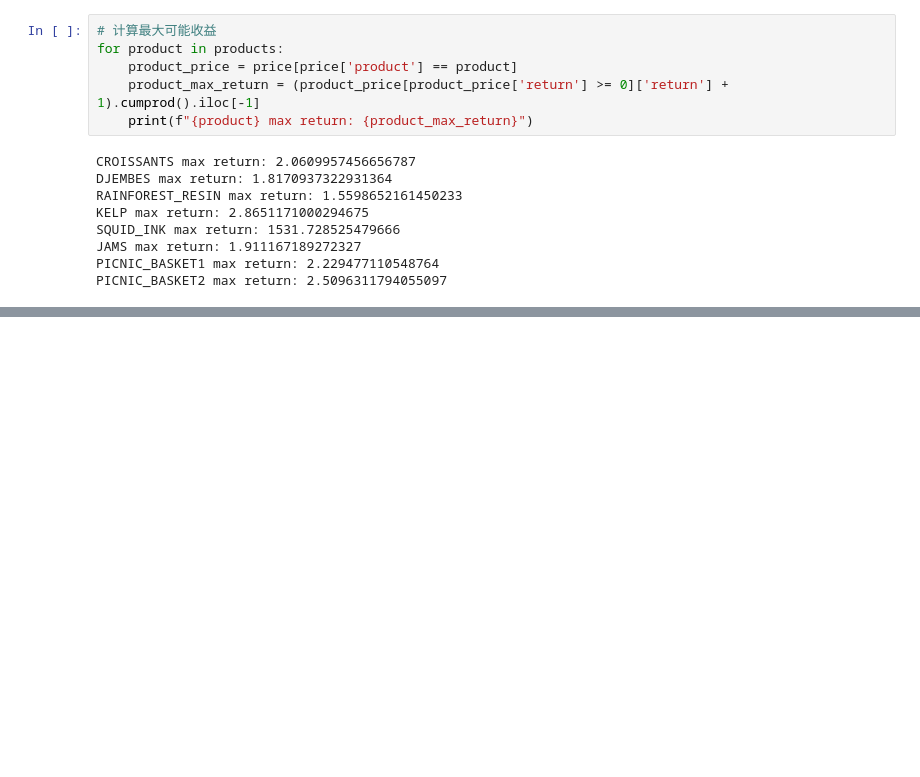
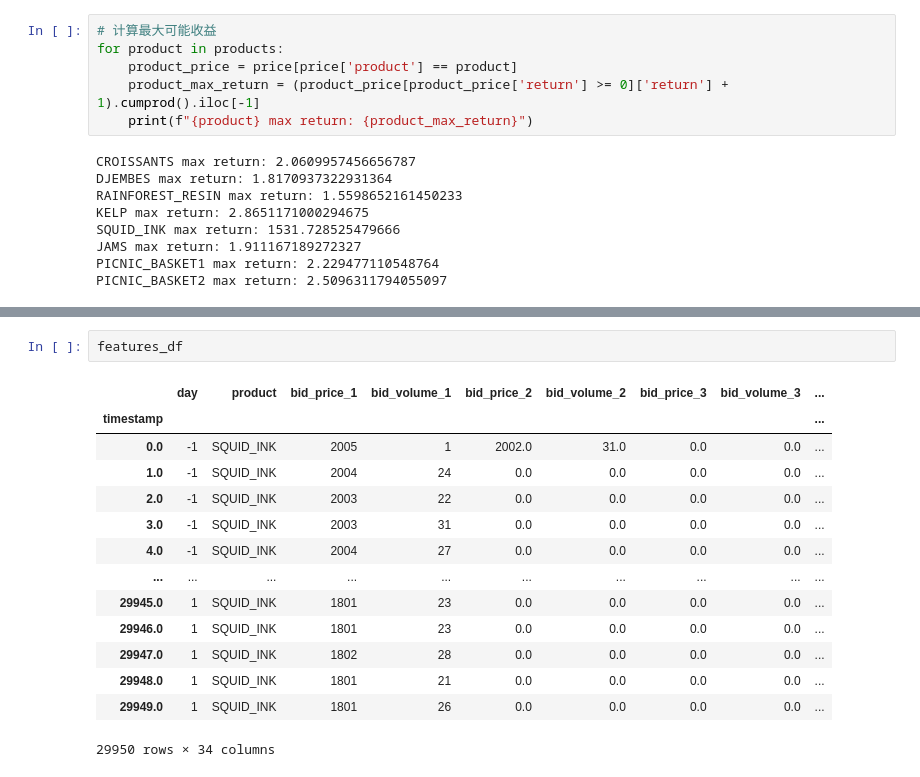
Before and after one commit to hanksong/imc-prosperity3, a Jupyter notebook: round-2/algo_r2.ipynb, the cells around one changed output, grey strips where cells are left out. Cells and saved outputs as stored; diff of their text form; blank space fills up the shorter version.

```diff
--- a/round-2/algo_r2.ipynb
+++ b/round-2/algo_r2.ipynb
@@ -322,0 +247,17 @@ momentum_10             -0.097400
+# %%
+features_df
+# %% [output]
+|  | day | product | bid_price_1 | bid_volume_1 | bid_price_2 | bid_volume_2 | bid_price_3 | bid_volume_3 | ... |
+| timestamp |  |  |  |  |  |  |  |  | ... |
+| 0.0 | -1 | SQUID_INK | 2005 | 1 | 2002.0 | 31.0 | 0.0 | 0.0 | ... |
+| 1.0 | -1 | SQUID_INK | 2004 | 24 | 0.0 | 0.0 | 0.0 | 0.0 | ... |
+| 2.0 | -1 | SQUID_INK | 2003 | 22 | 0.0 | 0.0 | 0.0 | 0.0 | ... |
+| 3.0 | -1 | SQUID_INK | 2003 | 31 | 0.0 | 0.0 | 0.0 | 0.0 | ... |
+| 4.0 | -1 | SQUID_INK | 2004 | 27 | 0.0 | 0.0 | 0.0 | 0.0 | ... |
+| ... | ... | ... | ... | ... | ... | ... | ... | ... | ... |
+| 29945.0 | 1 | SQUID_INK | 1801 | 23 | 0.0 | 0.0 | 0.0 | 0.0 | ... |
+| 29946.0 | 1 | SQUID_INK | 1801 | 23 | 0.0 | 0.0 | 0.0 | 0.0 | ... |
+| 29947.0 | 1 | SQUID_INK | 1802 | 28 | 0.0 | 0.0 | 0.0 | 0.0 | ... |
+| 29948.0 | 1 | SQUID_INK | 1801 | 21 | 0.0 | 0.0 | 0.0 | 0.0 | ... |
+| 29949.0 | 1 | SQUID_INK | 1801 | 26 | 0.0 | 0.0 | 0.0 | 0.0 | ... |
+29950 rows × 34 columns
```
Also changed, not shown: parts of 6 cells of this notebook, 12 other files.
